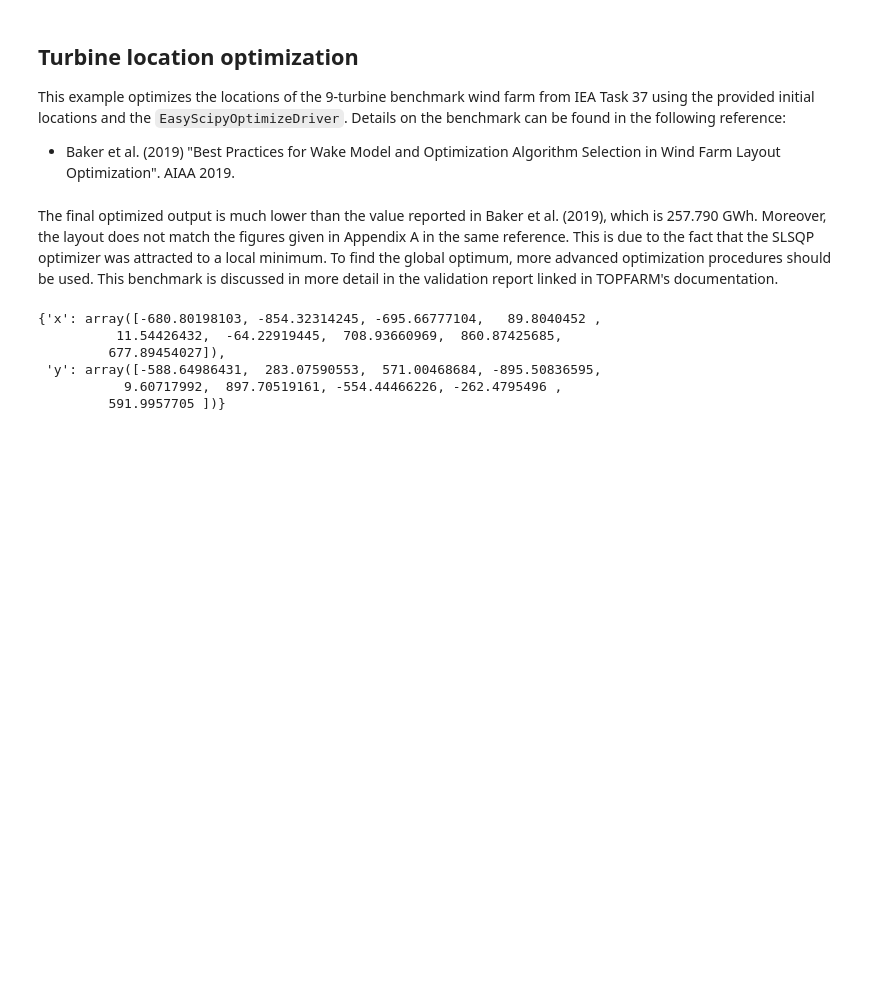
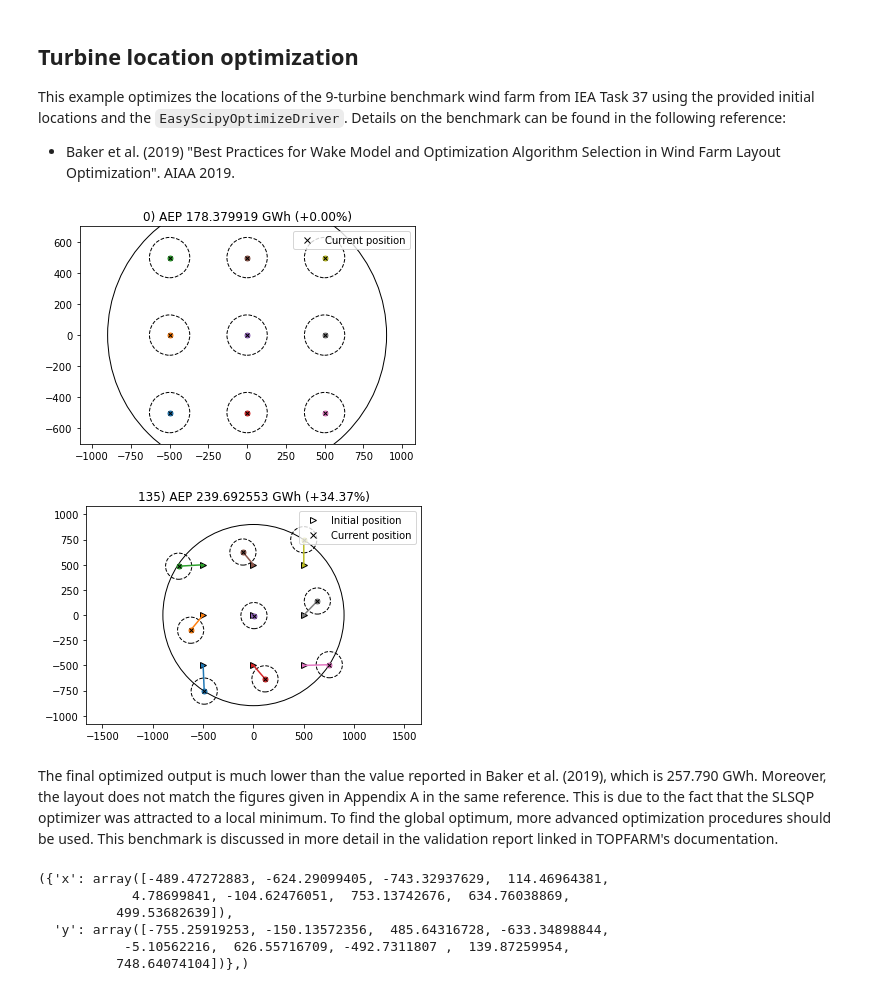
Before and after one commit to DTUWindEnergy/TopFarm2, a Jupyter notebook: docs/notebooks/problems.ipynb, the cells around one changed output. Drawn from its saved outputs; the diff is of its cells as text; code cells hidden in the pictures; blank space fills up the shorter version.

```diff
--- a/docs/notebooks/problems.ipynb
+++ b/docs/notebooks/problems.ipynb
@@ -98,15 +98,18 @@ def optimize_iea37_locs(n_wt, n_wd, driver, state=None):
     _, state, _ = tf.optimize(state)
     return state,
 # %%
-state = optimize_iea37_locs(9, n_wd=16, EasyScipyOptimizeDriver(disp=False))
+state = optimize_iea37_locs(9, 16, EasyScipyOptimizeDriver(disp=False))
+# %% [output]
+[figure, added]
+[figure, added]
 # %% [markdown]
 The final optimized output is much lower than the value reported in Baker et al. (2019), which is 257.790 GWh. Moreover, the layout does not match the figures given in Appendix A in the same reference. This is due to the fact that the SLSQP optimizer was attracted to a local minimum. To find the global optimum, more advanced optimization procedures should be used. This benchmark is discussed in more detail in the validation report linked in TOPFARM's documentation.
 # %%
 state
 # %% [output]
-{'x': array([-680.80198103, -854.32314245, -695.66777104,   89.8040452 ,
-          11.54426432,  -64.22919445,  708.93660969,  860.87425685,
-         677.89454027]),
- 'y': array([-588.64986431,  283.07590553,  571.00468684, -895.50836595,
-           9.60717992,  897.70519161, -554.44466226, -262.4795496 ,
-         591.9957705 ])}
+({'x': array([-489.47272883, -624.29099405, -743.32937629,  114.46964381,
+            4.78699841, -104.62476051,  753.13742676,  634.76038869,
+          499.53682639]),
+  'y': array([-755.25919253, -150.13572356,  485.64316728, -633.34898844,
+           -5.10562216,  626.55716709, -492.7311807 ,  139.87259954,
+          748.64074104])},)
```
Also changed, not shown: parts of 1 cell of this notebook, 9 other files.
